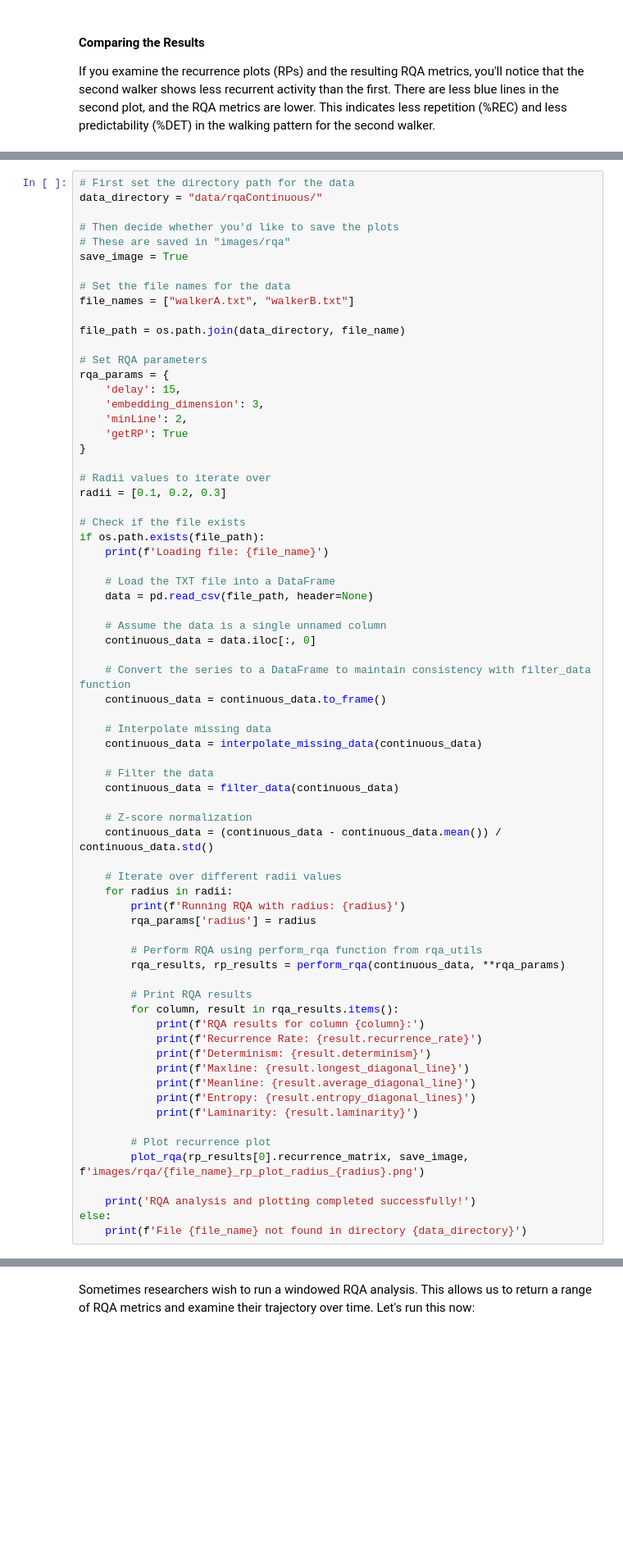
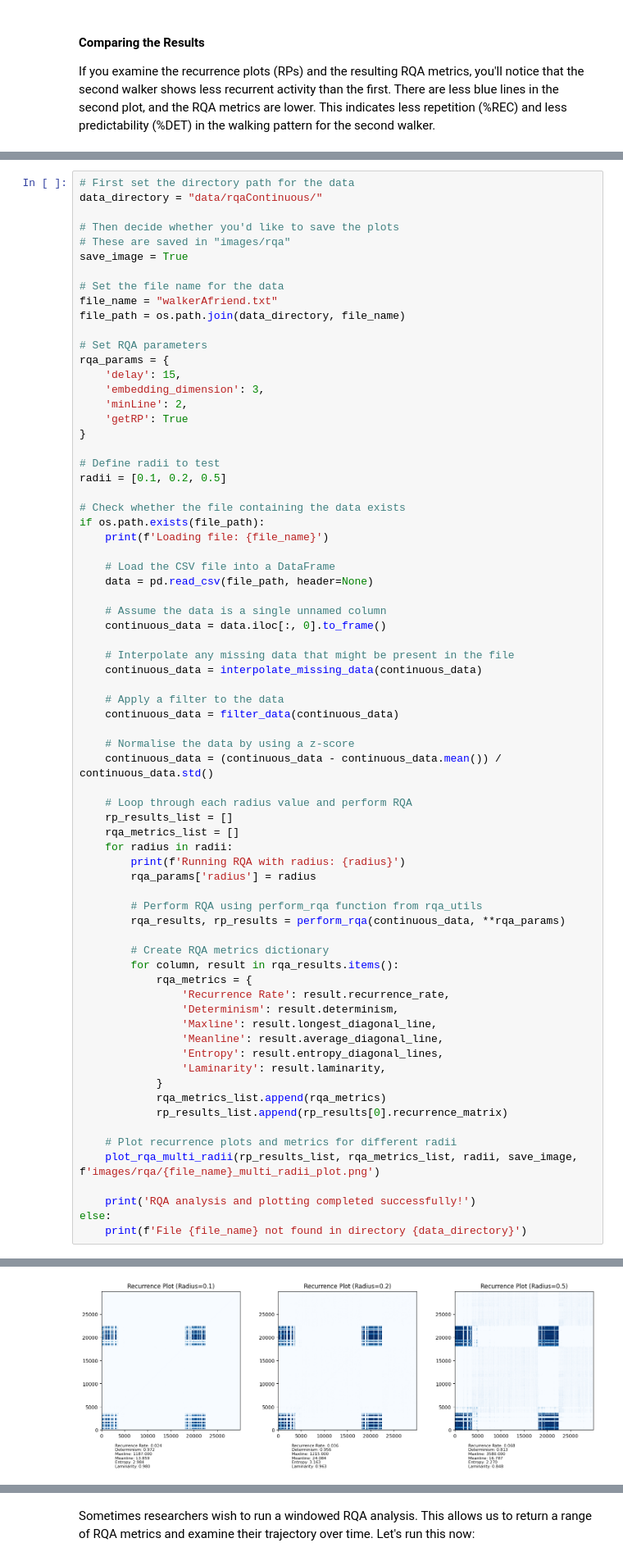
Before and after one commit to xkiwilabs/Linear-NonLinear-TSAnalysis, a Jupyter notebook: rqaContinuous.ipynb, the cells around one changed output, grey strips where cells are left out. Shown at 82% size. Cells and saved outputs as stored; diff of their text form; blank space fills up the shorter version.

Commit message:
continuous and categorical RQA updated, windowed RQA added

```diff
--- a/rqaContinuous.ipynb
+++ b/rqaContinuous.ipynb
@@ -194,9 +209,8 @@ data_directory = "data/rqaContinuous/"
 # These are saved in "images/rqa"
 save_image = True
 
-# Set the file names for the data
-file_names = ["walkerA.txt", "walkerB.txt"]
-
+# Set the file name for the data
+file_name = "walkerAfriend.txt"
 file_path = os.path.join(data_directory, file_name)
 
 # Set RQA parameters
@@ -207,32 +221,31 @@ rqa_params = {
     'getRP': True
 }
 
-# Radii values to iterate over
-radii = [0.1, 0.2, 0.3]
+# Define radii to test
+radii = [0.1, 0.2, 0.5]
 
-# Check if the file exists
+# Check whether the file containing the data exists
 if os.path.exists(file_path):
     print(f'Loading file: {file_name}')
 
-    # Load the TXT file into a DataFrame
+    # Load the CSV file into a DataFrame
     data = pd.read_csv(file_path, header=None)
 
     # Assume the data is a single unnamed column
-    continuous_data = data.iloc[:, 0]
+    continuous_data = data.iloc[:, 0].to_frame()
 
-    # Convert the series to a DataFrame to maintain consistency with filter_data function
-    continuous_data = continuous_data.to_frame()
-
-    # Interpolate missing data
+    # Interpolate any missing data that might be present in the file
     continuous_data = interpolate_missing_data(continuous_data)
 
-    # Filter the data
+    # Apply a filter to the data
     continuous_data = filter_data(continuous_data)
 
-    # Z-score normalization
+    # Normalise the data by using a z-score
     continuous_data = (continuous_data - continuous_data.mean()) / continuous_data.std()
 
-    # Iterate over different radii values
+    # Loop through each radius value and perform RQA
+    rp_results_list = []
+    rqa_metrics_list = []
     for radius in radii:
         print(f'Running RQA with radius: {radius}')
         rqa_params['radius'] = radius
@@ -240,19 +253,23 @@ if os.path.exists(file_path):
         # Perform RQA using perform_rqa function from rqa_utils
         rqa_results, rp_results = perform_rqa(continuous_data, **rqa_params)
 
-        # Print RQA results
+        # Create RQA metrics dictionary
         for column, result in rqa_results.items():
-            print(f'RQA results for column {column}:')
-            print(f'Recurrence Rate: {result.recurrence_rate}')
-            print(f'Determinism: {result.determinism}')
-            print(f'Maxline: {result.longest_diagonal_line}')
-            print(f'Meanline: {result.average_diagonal_line}')
-            print(f'Entropy: {result.entropy_diagonal_lines}')
-            print(f'Laminarity: {result.laminarity}')
+            rqa_metrics = {
+                'Recurrence Rate': result.recurrence_rate,
+                'Determinism': result.determinism,
+                'Maxline': result.longest_diagonal_line,
+                'Meanline': result.average_diagonal_line,
+                'Entropy': result.entropy_diagonal_lines,
+                'Laminarity': result.laminarity,
+            }
+            rqa_metrics_list.append(rqa_metrics)
+            rp_results_list.append(rp_results[0].recurrence_matrix)
 
-        # Plot recurrence plot
-        plot_rqa(rp_results[0].recurrence_matrix, save_image, f'images/rqa/{file_name}_rp_plot_radius_{radius}.png')
+    # Plot recurrence plots and metrics for different radii
+    plot_rqa_multi_radii(rp_results_list, rqa_metrics_list, radii, save_image, f'images/rqa/{file_name}_multi_radii_plot.png')
 
     print('RQA analysis and plotting completed successfully!')
 else:
     print(f'File {file_name} not found in directory {data_directory}')
+# %% [output]
@@ -258,0 +280 @@ else:
+[figure, added]
```
Also changed, not shown: parts of 5 cells of this notebook, 26 other files.
